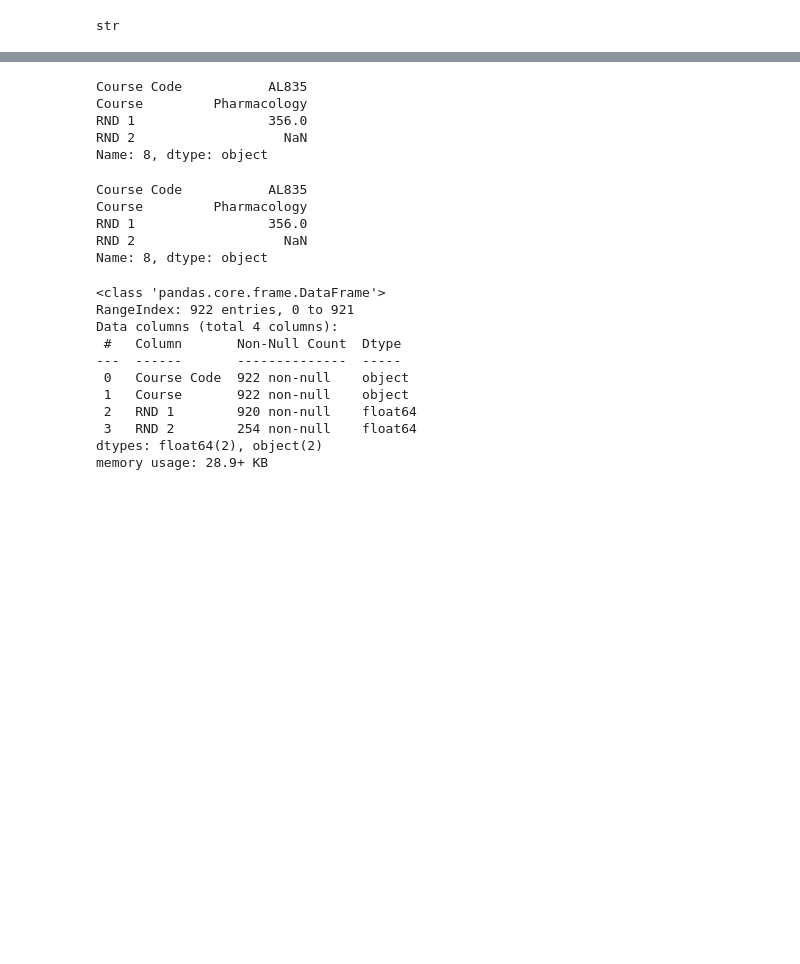
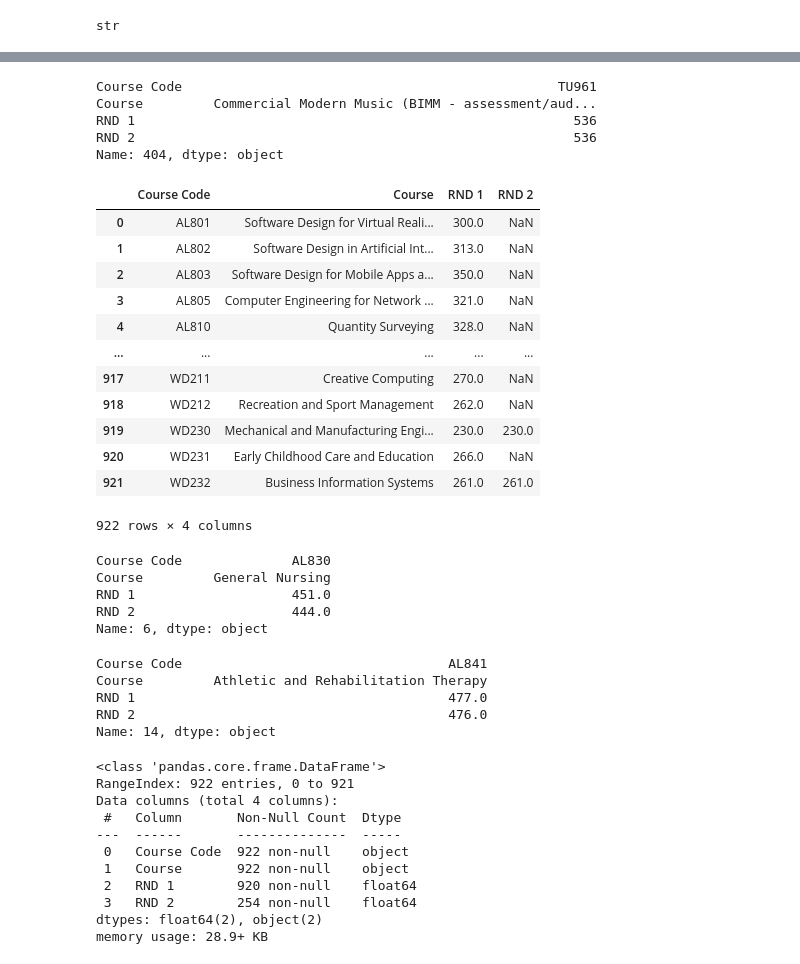
Before and after one commit to conor-mccaffrey/cao-points, a Jupyter notebook: cao-points-analysis.ipynb, the cells around one changed output, grey strips where cells are left out. Drawn from its saved outputs; the diff is of its cells as text; code cells hidden in the pictures; blank space fills up the shorter version.

```diff
--- a/cao-points-analysis.ipynb
+++ b/cao-points-analysis.ipynb
@@ -493,23 +509,47 @@ dtypes: float64(1), object(3)
 memory usage: 28.9+ KB
 # %%
-df2021.iloc[8]
+df2021.iloc[404]
 # %% [output]
-Course Code           AL835
-Course         Pharmacology
-RND 1                 356.0
-RND 2                   NaN
-Name: 8, dtype: object
+Course Code                                                TU961
+Course         Commercial Modern Music (BIMM - assessment/aud...
+RND 1                                                        536
+RND 2                                                        536
+Name: 404, dtype: object
 # %%
+# Re-casting as floats for analysis
 df2021['RND 1'] = df2021['RND 1'].astype(float)
 df2021['RND 2'] = df2021['RND 2'].astype(float)
+df2021
+# %% [output]
+|  | Course Code | Course | RND 1 | RND 2 |
+| 0 | AL801 | Software Design for Virtual Reali... | 300.0 | NaN |
+| 1 | AL802 | Software Design in Artificial Int... | 313.0 | NaN |
+| 2 | AL803 | Software Design for Mobile Apps a... | 350.0 | NaN |
+| 3 | AL805 | Computer Engineering for Network ... | 321.0 | NaN |
+| 4 | AL810 | Quantity Surveying | 328.0 | NaN |
+| ... | ... | ... | ... | ... |
+| 917 | WD211 | Creative Computing | 270.0 | NaN |
+| 918 | WD212 | Recreation and Sport Management | 262.0 | NaN |
+| 919 | WD230 | Mechanical and Manufacturing Engi... | 230.0 | 230.0 |
+| 920 | WD231 | Early Childhood Care and Education | 266.0 | NaN |
+| 921 | WD232 | Business Information Systems | 261.0 | 261.0 |
+922 rows × 4 columns
 # %%
-df2021.iloc[8]
+df2021.iloc[6]
 # %% [output]
-Course Code           AL835
-Course         Pharmacology
-RND 1                 356.0
-RND 2                   NaN
-Name: 8, dtype: object
+Course Code              AL830
+Course         General Nursing
+RND 1                    451.0
+RND 2                    444.0
+Name: 6, dtype: object
+# %%
+df2021.loc[14]
+# %% [output]
+Course Code                                  AL841
+Course         Athletic and Rehabilitation Therapy
+RND 1                                        477.0
+RND 2                                        476.0
+Name: 14, dtype: object
 # %%
 df2021.info()
 # %% [output]
```
Also changed, not shown: parts of 12 cells of this notebook, 15 other files.
